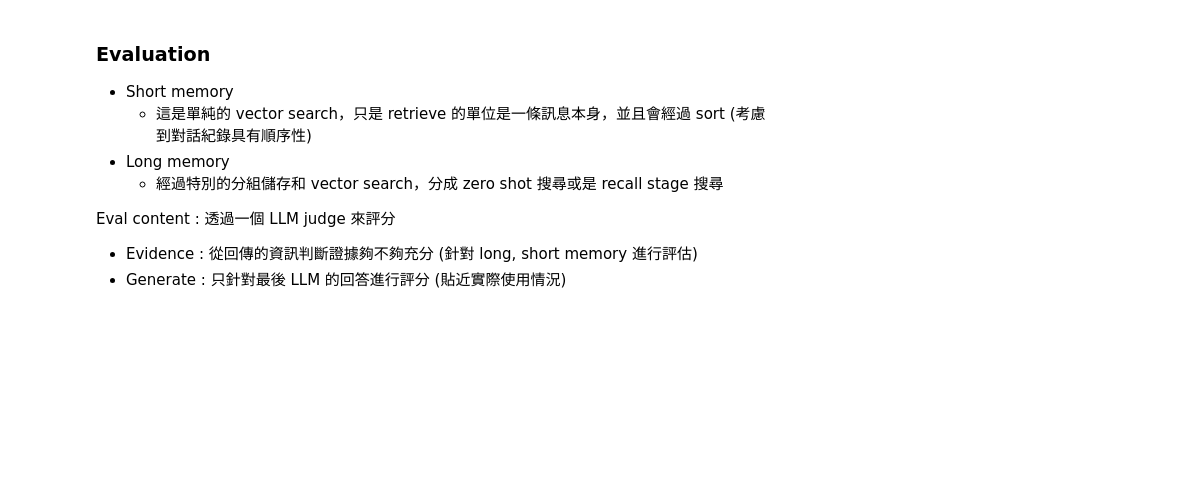
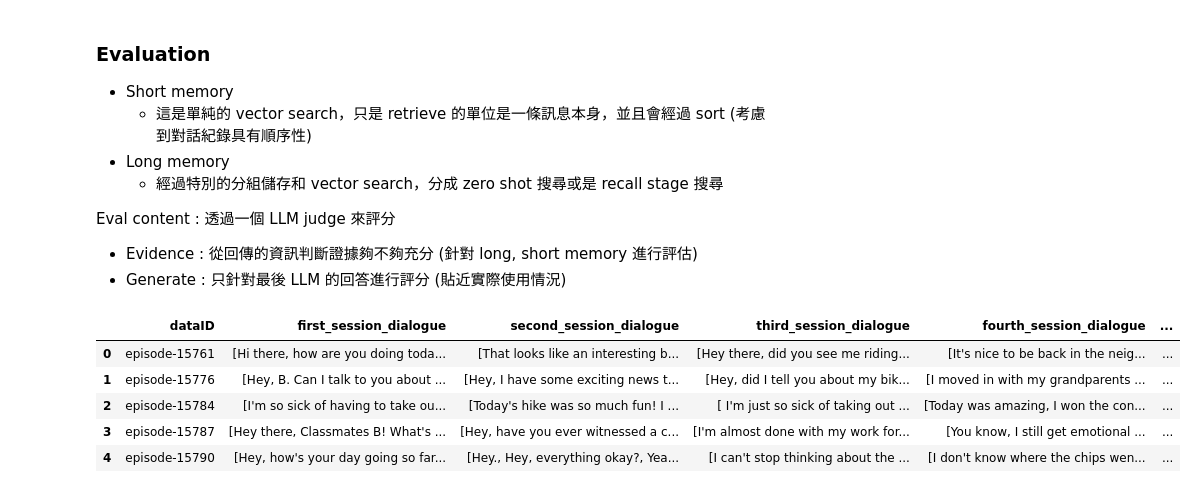
Before and after one commit to Intelligent-Systems-Lab/REMIND, a Jupyter notebook: test.ipynb, the cells around one changed output. Saved outputs shown, nothing was run; the diff lists cells and outputs as text; code cells hidden in the pictures; blank space fills up the shorter version.

```diff
--- a/test.ipynb
+++ b/test.ipynb
@@ -183,3 +183,18 @@ agent.long_memory.show_all_children()
 Eval content : 透過一個 LLM judge 來評分
 - Evidence : 從回傳的資訊判斷證據夠不夠充分 (針對 long, short memory 進行評估)
 - Generate : 只針對最後 LLM 的回答進行評分 (貼近實際使用情況)
+# %%
+import pandas as pd
+origin_df = pd.read_json('test.jsonl', lines=True)
+origin_df = origin_df.drop(['relationship', 'time_interval', 'summary', 'first_session_speakers','second_session_speakers','third_session_speakers','fourth_session_speakers','fifth_session_speakers'], axis=1)
+question_df = pd.read_json('question_sets.json', lines=True)
+question_df = question_df.drop(['double_check', 'reason', 'first_session_dialogue', 'relationship'], axis=1)
+question_df = pd.merge(origin_df, question_df, on="dataID", how='inner')
+question_df.head()
+# %% [output]
+|  | dataID | first_session_dialogue | second_session_dialogue | third_session_dialogue | fourth_session_dialogue | ... |
+| 0 | episode-15761 | [Hi there, how are you doing toda... | [That looks like an interesting b... | [Hey there, did you see me riding... | [It's nice to be back in the neig... | ... |
+| 1 | episode-15776 | [Hey, B. Can I talk to you about ... | [Hey, I have some exciting news t... | [Hey, did I tell you about my bik... | [I moved in with my grandparents ... | ... |
+| 2 | episode-15784 | [I'm so sick of having to take ou... | [Today's hike was so much fun! I ... | [ I'm just so sick of taking out ... | [Today was amazing, I won the con... | ... |
+| 3 | episode-15787 | [Hey there, Classmates B! What's ... | [Hey, have you ever witnessed a c... | [I'm almost done with my work for... | [You know, I still get emotional ... | ... |
+| 4 | episode-15790 | [Hey, how's your day going so far... | [Hey., Hey, everything okay?, Yea... | [I can't stop thinking about the ... | [I don't know where the chips wen... | ... |
```
Also changed, not shown: parts of 7 cells of this notebook, 1 other file.
